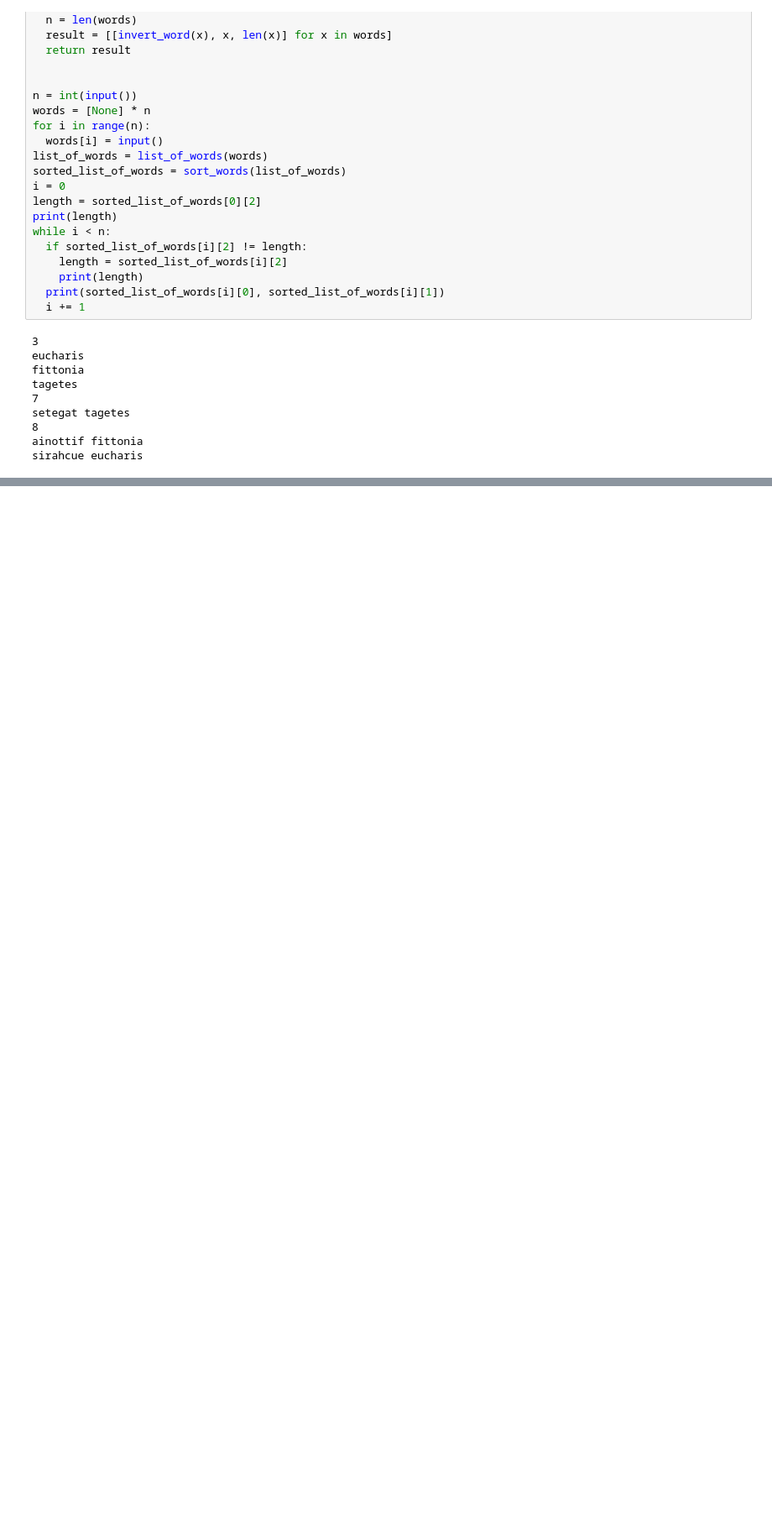
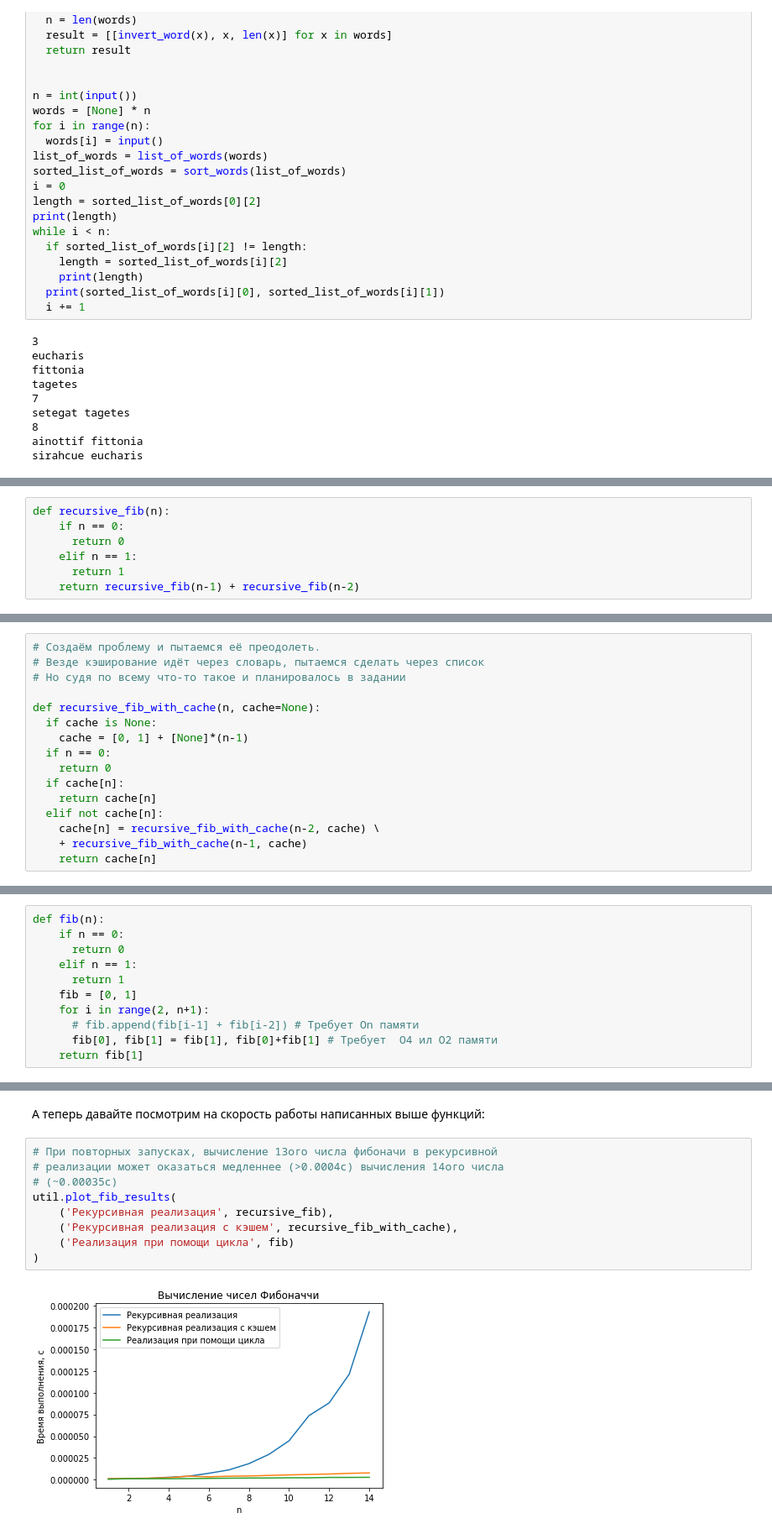
Before and after one commit to Heymdale/Python-practices, a Jupyter notebook: Practices.ipynb, the cells around one changed output, grey strips where cells are left out. Shown at 84% size. Cells and saved outputs as stored; diff of their text form; blank space fills up the shorter version.

```diff
--- a/Practices.ipynb
+++ b/Practices.ipynb
@@ -3266,0 +3313,7 @@ sirahcue eucharis
+# %%
+def recursive_fib(n):
+    if n == 0:
+      return 0
+    elif n == 1:
+      return 1
+    return recursive_fib(n-1) + recursive_fib(n-2)
@@ -3266,0 +3328,16 @@ sirahcue eucharis
+# %%
+# Создаём проблему и пытаемся её преодолеть.
+# Везде кэширование идёт через словарь, пытаемся сделать через список
+# Но судя по всему что-то такое и планировалось в задании
+
+def recursive_fib_with_cache(n, cache=None):
+  if cache is None:
+    cache = [0, 1] + [None]*(n-1)
+  if n == 0:
+    return 0
+  if cache[n]:
+    return cache[n]
+  elif not cache[n]:
+    cache[n] = recursive_fib_with_cache(n-2, cache) \
+    + recursive_fib_with_cache(n-1, cache)
+    return cache[n]
@@ -3266,0 +3352,11 @@ sirahcue eucharis
+# %%
+def fib(n):
+    if n == 0:
+      return 0
+    elif n == 1:
+      return 1
+    fib = [0, 1]
+    for i in range(2, n+1):
+      # fib.append(fib[i-1] + fib[i-2]) # Требует On памяти
+      fib[0], fib[1] = fib[1], fib[0]+fib[1] # Требует  O4 ил O2 памяти
+    return fib[1]
@@ -3266,0 +3369,13 @@ sirahcue eucharis
+# %% [markdown]
+А теперь давайте посмотрим на скорость работы написанных выше функций:
+# %%
+# При повторных запусках, вычисление 13ого числа фибоначи в рекурсивной
+# реализации может оказаться медленнее (>0.0004с) вычисления 14ого числа
+# (~0.00035с)
+util.plot_fib_results(
+    ('Рекурсивная реализация', recursive_fib),
+    ('Рекурсивная реализация с кэшем', recursive_fib_with_cache),
+    ('Реализация при помощи цикла', fib)
+)
+# %% [output]
+[figure, added]
```
Also changed, not shown: parts of 64 cells of this notebook.
